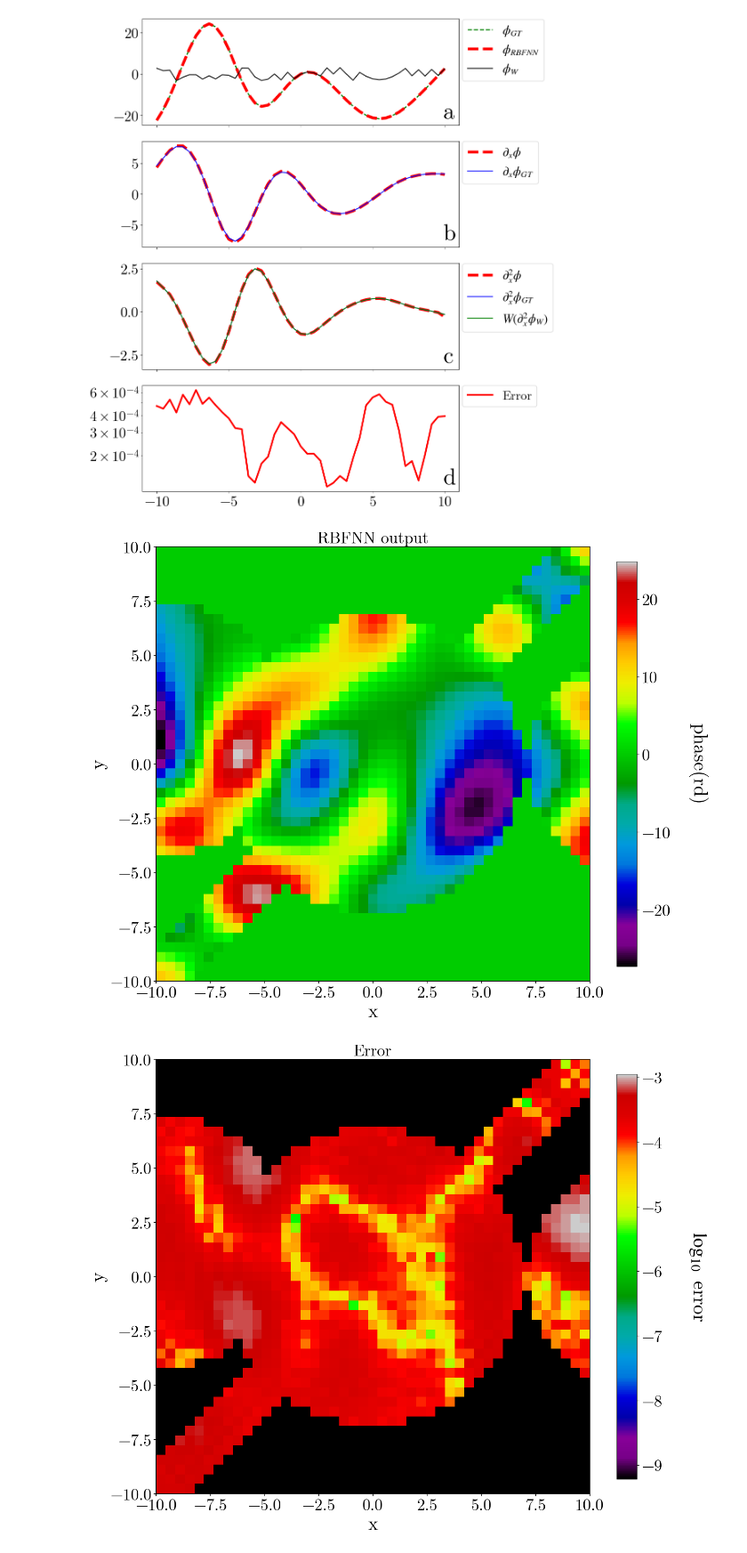
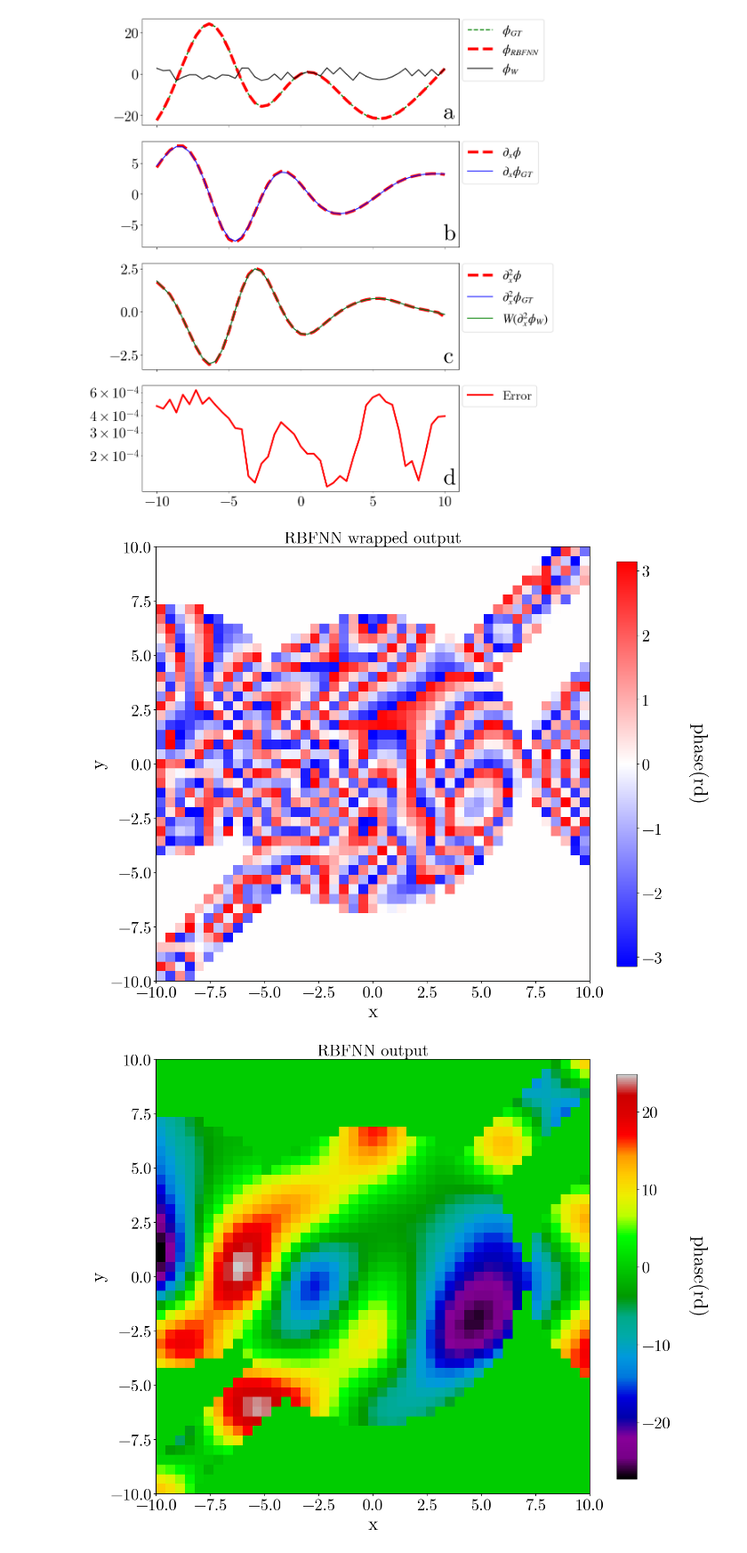
Before and after one commit to Pierre-Alexandre-Gourdain/Phase-unwrapping, a Jupyter notebook: serial_RBFNN.ipynb, the cells around one changed output. Shown at 89% size. Cells and saved outputs as stored; diff of their text form; code cells hidden in the pictures.

Commit message:
Improved 2D plots

```diff
--- a/serial_RBFNN.ipynb
+++ b/serial_RBFNN.ipynb
@@ -61,11 +61,11 @@ plt.rc('ytick', labelsize=SMALL_SIZE)    # fontsize of the tick labels
 plt.rc('legend', fontsize=SMALL_SIZE)    # legend fontsize
 plt.rc('figure', titlesize=BIGGER_SIZE)  # fontsize of the figure title
 # %%
-def plot_2D(phi,box,name,title='',interpolate=True,fname=''):
+def plot_2D(phi,box,name,title='',interpolate=True,fname='',cmap=plt.cm.nipy_spectral):
     asp=len(phi[0,:])/len(phi[:,0])
     fig, ax = plt.subplots(figsize=(15,15*asp))
 
-    im = plt.imshow(np.flip(np.transpose(phi),axis=0), cmap=plt.cm.nipy_spectral, vmin=phi.min(), vmax=phi.max(),extent=box)
+    im = plt.imshow(np.flip(np.transpose(phi),axis=0), cmap=cmap, vmin=phi.min(), vmax=phi.max(),extent=box)
     if (interpolate):
         im.set_interpolation('bicubic')
 
@@ -632,9 +630,10 @@ plt.show()
 # %% [output]
 [figure]
 # %%
+plot_2D(WF2D(phi_RBFNN),box,'phase(rd)','RBFNN wrapped output',cmap='bwr',interpolate=False)
 plot_2D(phi_RBFNN,box,'phase(rd)','RBFNN output',interpolate=False)
-error=np.log(np.abs(phi*mask-phi_RBFNN)/2./np.pi+1e-6)/np.log(10)
+error=np.log(np.abs(phi-phi_RBFNN)/2./np.pi)*mask/np.log(10)
 plot_2D(error+np.amin(error)*(1-mask),box,'$\log_{10}$ error','Error',interpolate=False)
 # %% [output]
-[figure, old version]
+[figure, new version]
-[figure, old version]
+[figure, new version]
```
Also changed, not shown: parts of 4 cells of this notebook.
